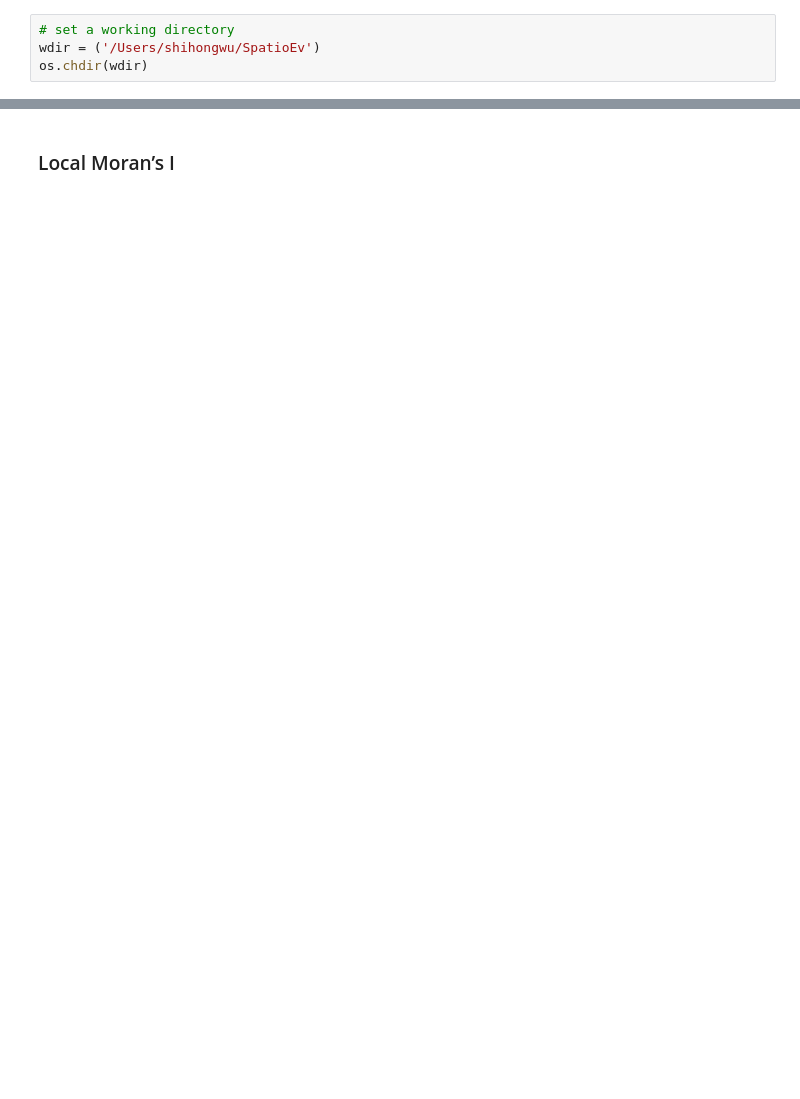
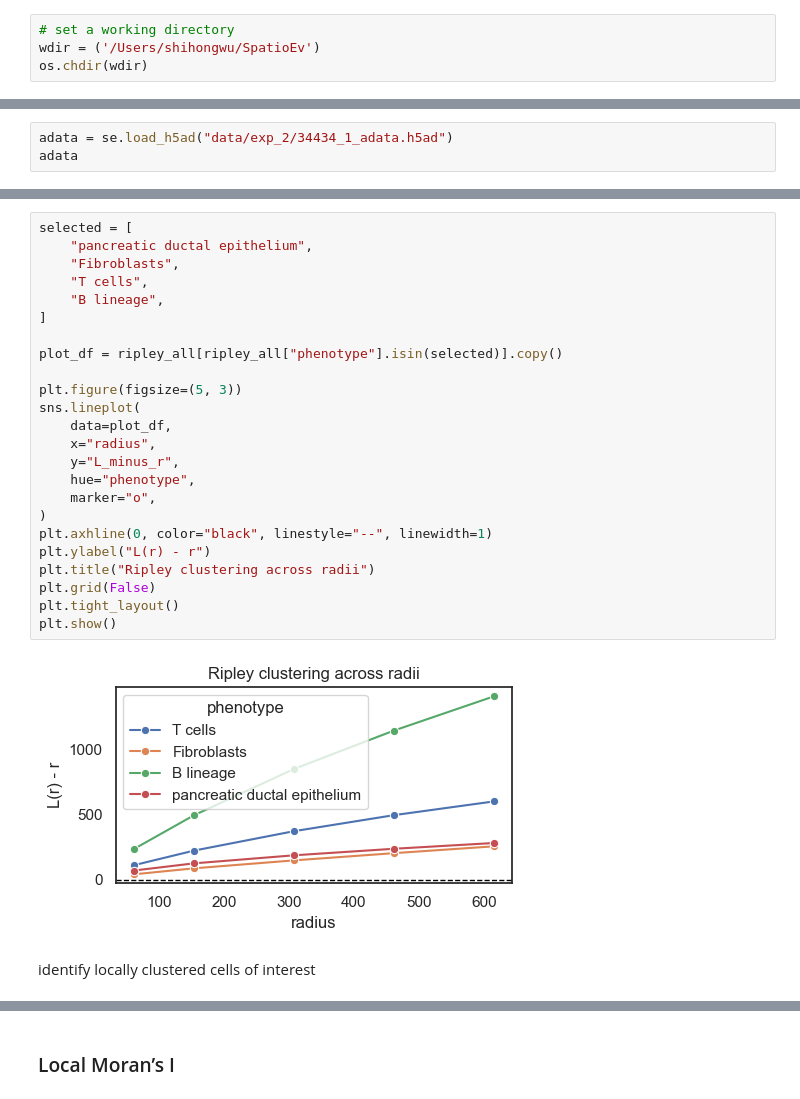
Before and after one commit to Bashford-Rogers-lab/SpatioEv, a Jupyter notebook: notebooks/04_dev_spatial_stats.ipynb, the cells around one changed output, grey strips where cells are left out. Saved outputs shown, nothing was run; the diff lists cells and outputs as text; blank space fills up the shorter version.

```diff
--- a/notebooks/04_dev_spatial_stats.ipynb
+++ b/notebooks/04_dev_spatial_stats.ipynb
@@ -256,0 +27,3 @@ morans_i_by_image(
+# %%
+adata = se.load_h5ad("data/exp_2/34434_1_adata.h5ad")
+adata
@@ -256,0 +169,28 @@ morans_i_by_image(
+# %%
+selected = [
+    "pancreatic ductal epithelium",
+    "Fibroblasts",
+    "T cells",
+    "B lineage",
+]
+
+plot_df = ripley_all[ripley_all["phenotype"].isin(selected)].copy()
+
+plt.figure(figsize=(5, 3))
+sns.lineplot(
+    data=plot_df,
+    x="radius",
+    y="L_minus_r",
+    hue="phenotype",
+    marker="o",
+)
+plt.axhline(0, color="black", linestyle="--", linewidth=1)
+plt.ylabel("L(r) - r")
+plt.title("Ripley clustering across radii")
+plt.grid(False)
+plt.tight_layout()
+plt.show()
+# %% [output]
+[figure, added]
+# %% [markdown]
+identify locally clustered cells of interest
```
Also changed, not shown: parts of 87 cells of this notebook, 39 other files.
